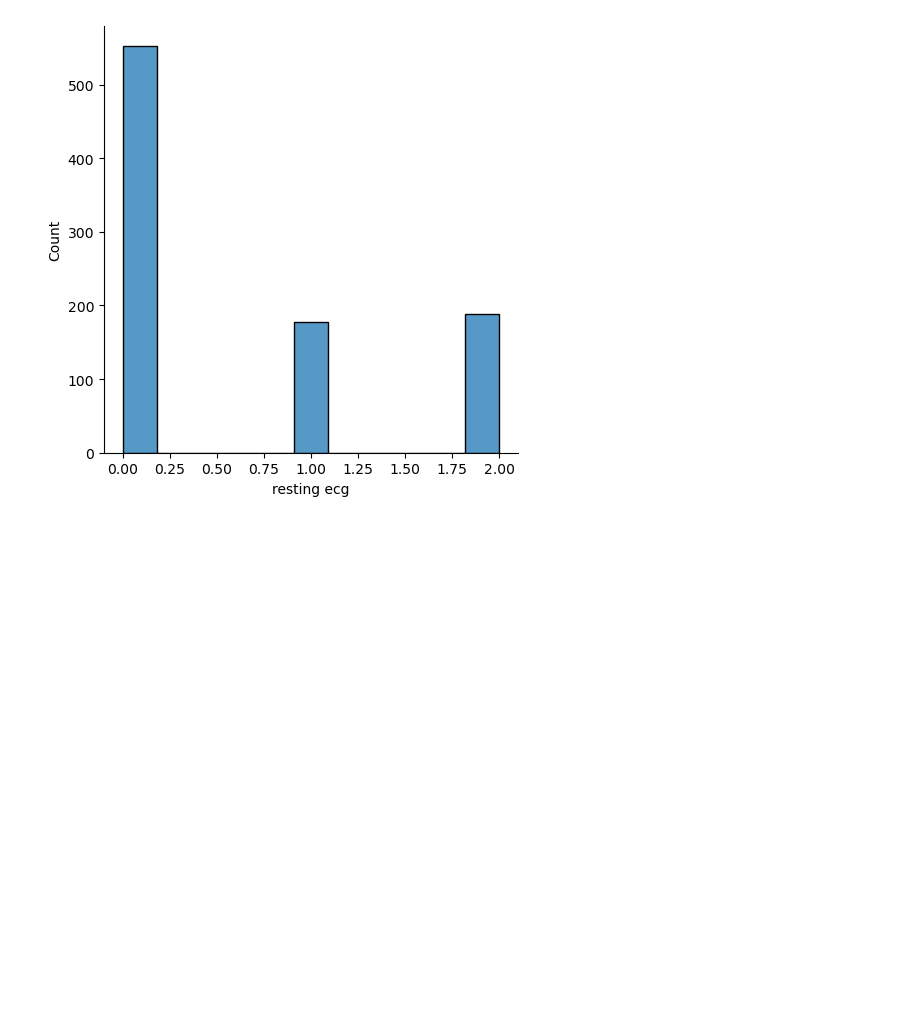
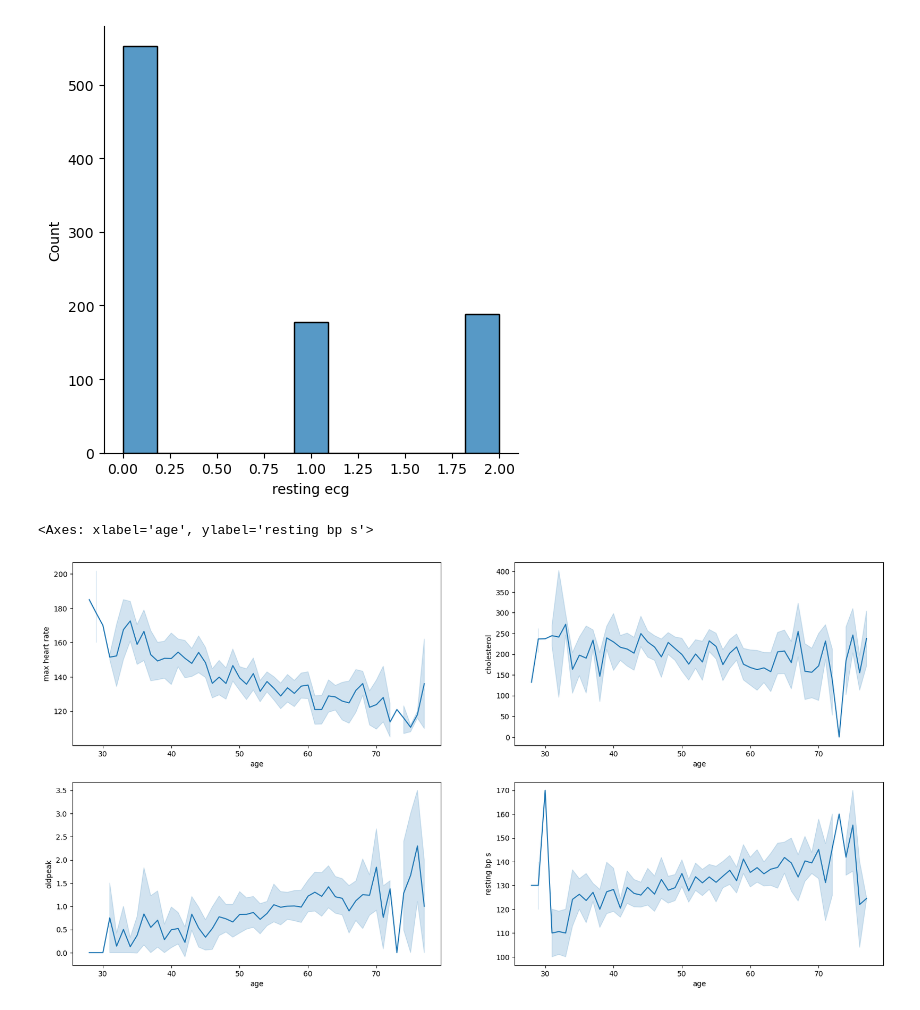
Before and after one commit to ShubhamGupta2505/MachineLearningPractice, a Jupyter notebook: eda-on-heart-disease-dataset.ipynb, the cells around one changed output. Saved outputs shown, nothing was run; the diff lists cells and outputs as text; code cells hidden in the pictures; blank space fills up the shorter version.

Commit message:
Kaggle Notebook | EDA on Heart Disease Dataset | Version 5

```diff
--- a/eda-on-heart-disease-dataset.ipynb
+++ b/eda-on-heart-disease-dataset.ipynb
@@ -266,3 +266,16 @@ sns.displot(df['resting ecg'])
 # %% [output]
 <seaborn.axisgrid.FacetGrid at 0x...>
 [figure]
+# %%
+plt.figure(figsize = (20,10))
+plt.subplot(2,2,1)
+sns.lineplot(x = 'age',y='max heart rate',data=df)
+plt.subplot(2,2,2)
+sns.lineplot(x = 'age',y='cholesterol',data=df)
+plt.subplot(2,2,3)
+sns.lineplot(x = 'age',y='oldpeak',data=df)
+plt.subplot(2,2,4)
+sns.lineplot(x = 'age',y='resting bp s',data=df)
+# %% [output]
+<Axes: xlabel='age', ylabel='resting bp s'>
+[figure, added]
```
Also changed, not shown: parts of 1 cell of this notebook.
